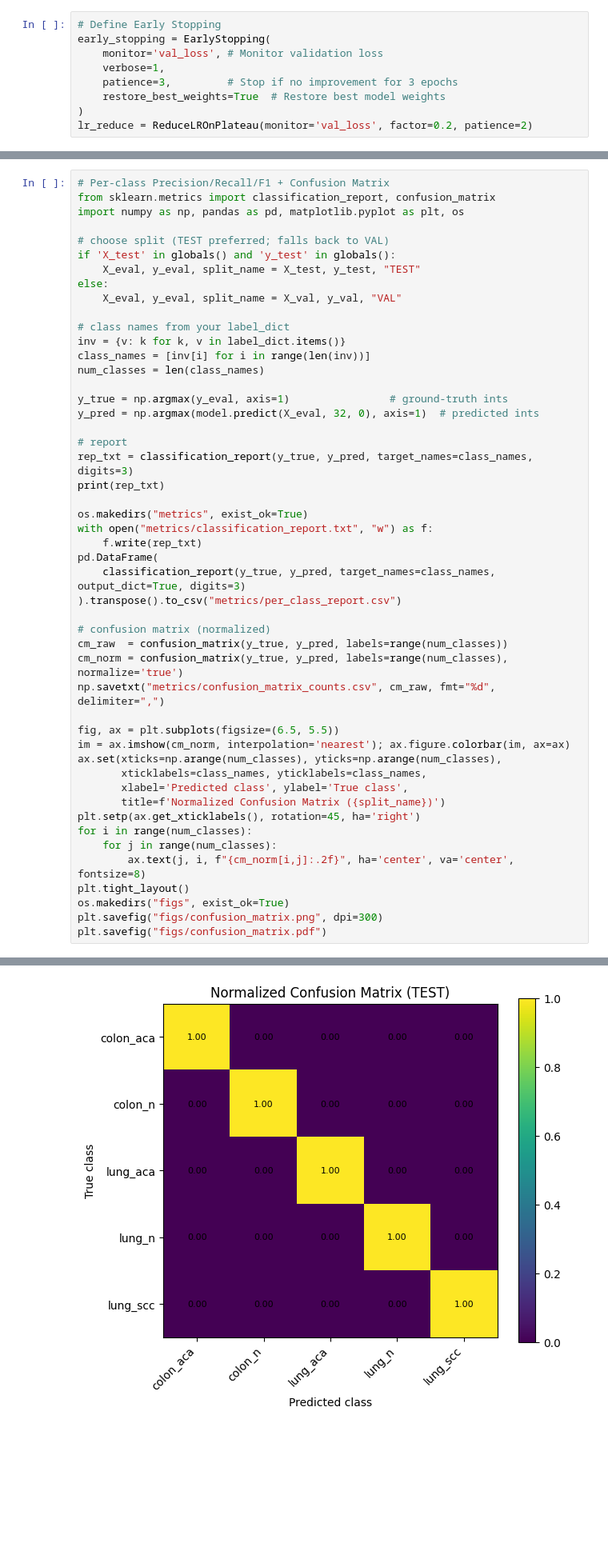
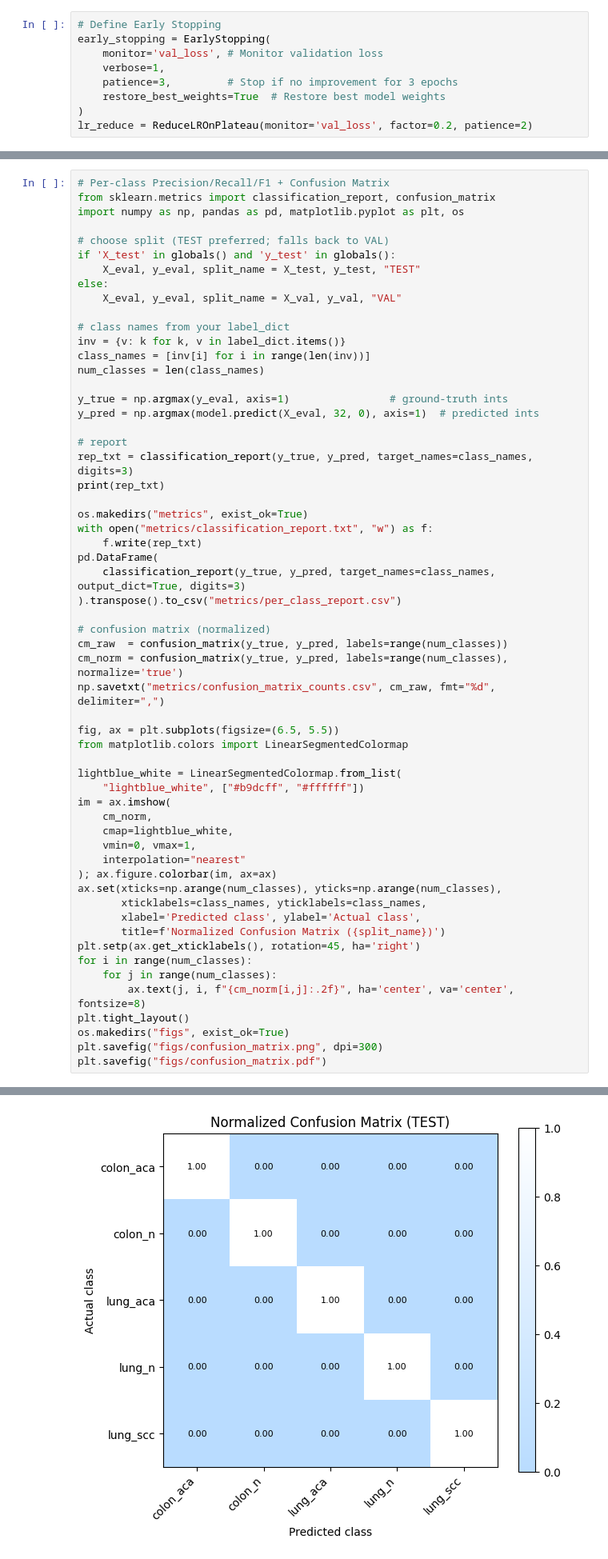
Before and after one commit to Jobaer-Islam/ML-Thesis-LC25000, a Jupyter notebook: transferlearning-lc25000.ipynb, the cells around one changed output, grey strips where cells are left out. Shown at 80% size. Saved outputs shown, nothing was run; the diff lists cells and outputs as text; blank space fills up the shorter version.

```diff
--- a/transferlearning-lc25000.ipynb
+++ b/transferlearning-lc25000.ipynb
@@ -166,10 +192,19 @@ cm_norm = confusion_matrix(y_true, y_pred, labels=range(num_classes), normalize=
 np.savetxt("metrics/confusion_matrix_counts.csv", cm_raw, fmt="%d", delimiter=",")
 
 fig, ax = plt.subplots(figsize=(6.5, 5.5))
-im = ax.imshow(cm_norm, interpolation='nearest'); ax.figure.colorbar(im, ax=ax)
+from matplotlib.colors import LinearSegmentedColormap
+
+lightblue_white = LinearSegmentedColormap.from_list(
+    "lightblue_white", ["#b9dcff", "#ffffff"])
+im = ax.imshow(
+    cm_norm,
+    cmap=lightblue_white,
+    vmin=0, vmax=1,
+    interpolation="nearest"
+); ax.figure.colorbar(im, ax=ax)
 ax.set(xticks=np.arange(num_classes), yticks=np.arange(num_classes),
        xticklabels=class_names, yticklabels=class_names,
-       xlabel='Predicted class', ylabel='True class',
+       xlabel='Predicted class', ylabel='Actual class',
        title=f'Normalized Confusion Matrix ({split_name})')
 plt.setp(ax.get_xticklabels(), rotation=45, ha='right')
 for i in range(num_classes):
@@ -190,8 +225,8 @@ plt.savefig("figs/confusion_matrix.pdf")
 
     accuracy                          1.000      3750
    macro avg      1.000     1.000     1.000      3750
 weighted avg      1.000     1.000     1.000      3750
-[figure, old version]
+[figure, new version]
 # %%
 # After training the model, evaluate on all datasets
 train_loss, train_acc = model.evaluate(X_train, y_train, verbose=0)
```
Also changed, not shown: parts of 6 cells of this notebook.
